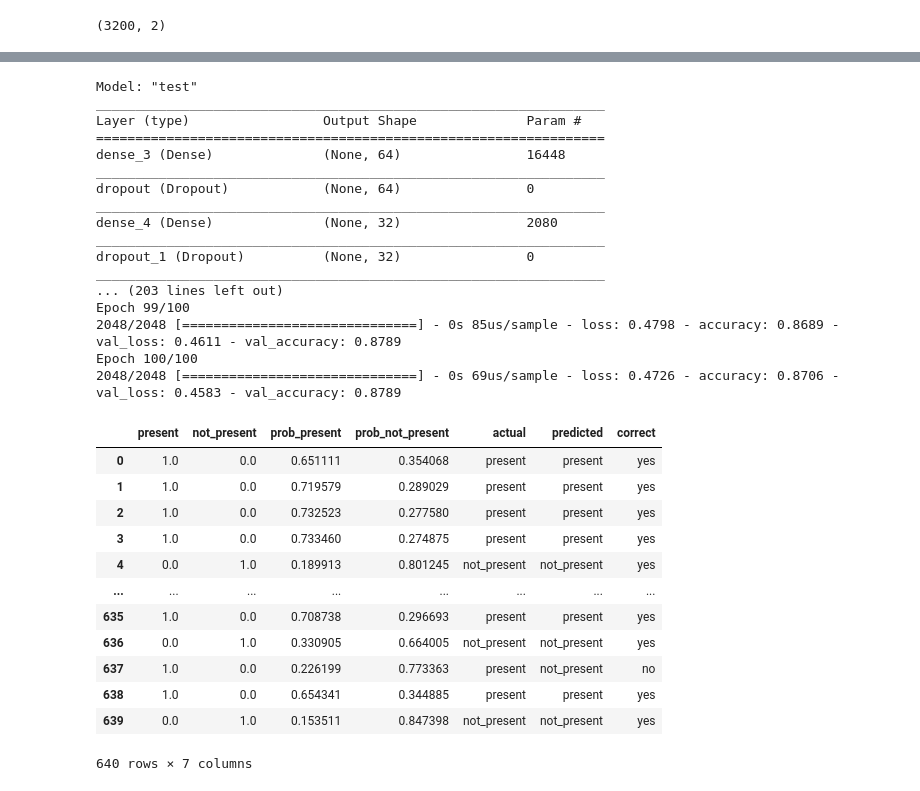
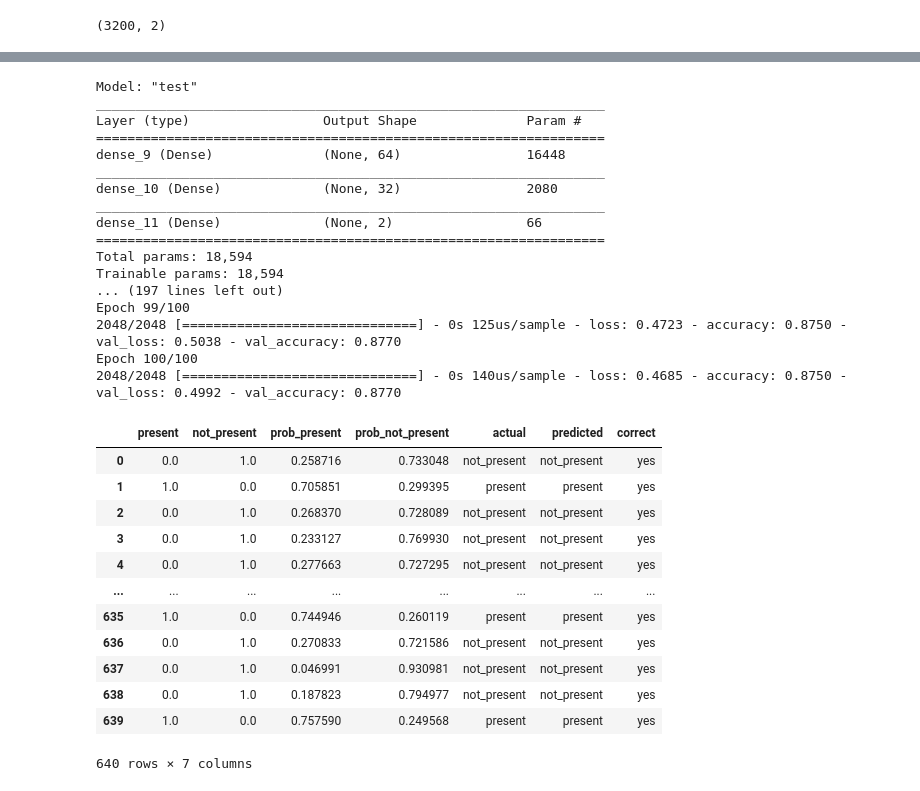
Before and after one commit to jeason15/ERAU-REU-2020, a Jupyter notebook: exploratory-analysis.ipynb, the cells around one changed output, grey strips where cells are left out. Cells and saved outputs as stored; diff of their text form; code cells hidden in the pictures.

```diff
--- a/exploratory-analysis.ipynb
+++ b/exploratory-analysis.ipynb
@@ -130,9 +131,9 @@ y_pred
 640 rows × 7 columns
 # %%
-df_small = df[df.columns[0:256]]
-df_small >>= bind_cols(df.drone_present)
+small_df = df[df.columns[0:256]]
+small_df >>= bind_cols(df.drone_present)
 
-presence_labs = df_small['drone_present']
+presence_labs = small_df['drone_present']
 
 values = np.array(presence_labs)
 label_encoder = LabelEncoder()
@@ -142,19 +143,17 @@ onehot_encoder = OneHotEncoder(sparse=False)
 integer_encoded = integer_encoded.reshape(len(integer_encoded), 1)
 y = onehot_encoder.fit_transform(integer_encoded)
 
-x = df_small.drop(['drone_present'],axis=1).values
+x = small_df.drop(['drone_present'],axis=1).values
 
 x_train, x_test, y_train, y_test = train_test_split(x, y, test_size=0.2)
 
 model = keras.Sequential(name='test')
 model.add(Dense(64, activation='relu', input_shape=(256,)))
-model.add(Dropout(0.1))
 model.add(Dense(32, activation='relu'))
-model.add(Dropout(0.1))
 model.add(Dense(2, activation='sigmoid'))
 
 model.compile(optimizer='sgd', loss='binary_crossentropy', metrics=['accuracy'])
-model.build(input_shape=(1280,))
+model.build(input_shape=(256,))
 model.summary()
 
 fit1 = model.fit(x = x_train,
@@ -162,53 +161,53 @@ fit1 = model.fit(x = x_train,
         epochs = 100,
         batch_size = 32,
         validation_split = .2,
         verbose=True)
 
 prediction = model.predict(x_test)
 prediction_df = pd.DataFrame(prediction, columns=['prob_present','prob_not_present'])
 
 y_test = pd.DataFrame(y_test,columns=['present','not_present'])
 
 y_pred = y_test >> bind_cols(prediction_df)
 
 y_pred >>= mutate(actual = case_when([y_pred.present == 1, 'present'],
 [y_pred.not_present == 1, 'not_present']),
 predicted = case_when([y_pred.prob_present > y_pred.prob_not_present, 'present'],
 [y_pred.prob_present < y_pred.prob_not_present, 'not_present']))
 
 y_pred >>= mutate(correct = case_when([y_pred.actual == y_pred.predicted, 'yes'],
 [y_pred.actual != y_pred.predicted, 'no']))
 y_pred
 # %% [output]
 Model: "test"
 _________________________________________________________________
 Layer (type)                 Output Shape              Param #
 =================================================================
-dense_3 (Dense)              (None, 64)                16448
+dense_9 (Dense)              (None, 64)                16448
 _________________________________________________________________
-dropout (Dropout)            (None, 64)                0
+dense_10 (Dense)             (None, 32)                2080
 _________________________________________________________________
-dense_4 (Dense)              (None, 32)                2080
-_________________________________________________________________
-dropout_1 (Dropout)          (None, 32)                0
-_________________________________________________________________
-... (203 lines left out)
+dense_11 (Dense)             (None, 2)                 66
+=================================================================
+Total params: 18,594
+Trainable params: 18,594
+... (197 lines left out)
 Epoch 99/100
-2048/2048 [==============================] - 0s 85us/sample - loss: 0.4798 - accuracy: 0.8689 - val_loss: 0.4611 - val_accuracy: 0.8789
+2048/2048 [==============================] - 0s 125us/sample - loss: 0.4723 - accuracy: 0.8750 - val_loss: 0.5038 - val_accuracy: 0.8770
 Epoch 100/100
-2048/2048 [==============================] - 0s 69us/sample - loss: 0.4726 - accuracy: 0.8706 - val_loss: 0.4583 - val_accuracy: 0.8789
+2048/2048 [==============================] - 0s 140us/sample - loss: 0.4685 - accuracy: 0.8750 - val_loss: 0.4992 - val_accuracy: 0.8770
 |  | present | not_present | prob_present | prob_not_present | actual | predicted | correct |
-| 0 | 1.0 | 0.0 | 0.651111 | 0.354068 | present | present | yes |
-| 1 | 1.0 | 0.0 | 0.719579 | 0.289029 | present | present | yes |
-| 2 | 1.0 | 0.0 | 0.732523 | 0.277580 | present | present | yes |
-| 3 | 1.0 | 0.0 | 0.733460 | 0.274875 | present | present | yes |
-| 4 | 0.0 | 1.0 | 0.189913 | 0.801245 | not_present | not_present | yes |
+| 0 | 0.0 | 1.0 | 0.258716 | 0.733048 | not_present | not_present | yes |
+| 1 | 1.0 | 0.0 | 0.705851 | 0.299395 | present | present | yes |
+| 2 | 0.0 | 1.0 | 0.268370 | 0.728089 | not_present | not_present | yes |
+| 3 | 0.0 | 1.0 | 0.233127 | 0.769930 | not_present | not_present | yes |
+| 4 | 0.0 | 1.0 | 0.277663 | 0.727295 | not_present | not_present | yes |
 | ... | ... | ... | ... | ... | ... | ... | ... |
-| 635 | 1.0 | 0.0 | 0.708738 | 0.296693 | present | present | yes |
-| 636 | 0.0 | 1.0 | 0.330905 | 0.664005 | not_present | not_present | yes |
-| 637 | 1.0 | 0.0 | 0.226199 | 0.773363 | present | not_present | no |
-| 638 | 1.0 | 0.0 | 0.654341 | 0.344885 | present | present | yes |
-| 639 | 0.0 | 1.0 | 0.153511 | 0.847398 | not_present | not_present | yes |
+| 635 | 1.0 | 0.0 | 0.744946 | 0.260119 | present | present | yes |
+| 636 | 0.0 | 1.0 | 0.270833 | 0.721586 | not_present | not_present | yes |
+| 637 | 0.0 | 1.0 | 0.046991 | 0.930981 | not_present | not_present | yes |
+| 638 | 0.0 | 1.0 | 0.187823 | 0.794977 | not_present | not_present | yes |
+| 639 | 1.0 | 0.0 | 0.757590 | 0.249568 | present | present | yes |
 640 rows × 7 columns
 # %%
 x = df.drop(['behavior','signal','multiple','drone_present'],axis=1).values
```
Also changed, not shown: parts of 7 cells of this notebook, 1 other file.
